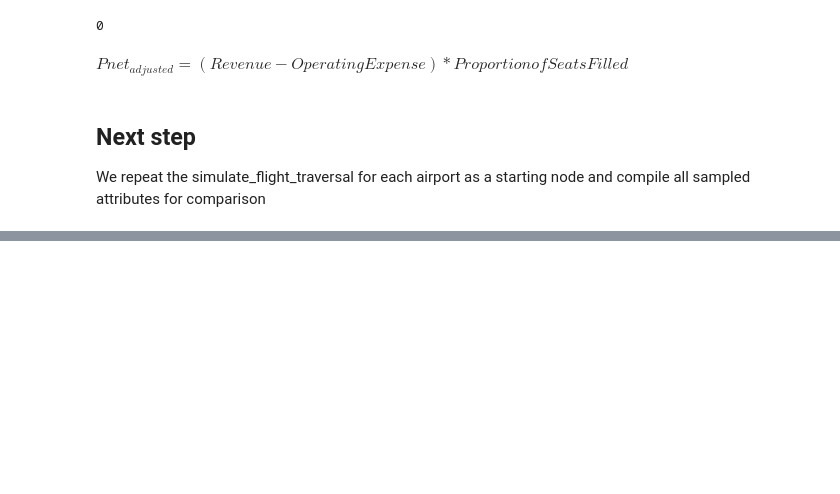
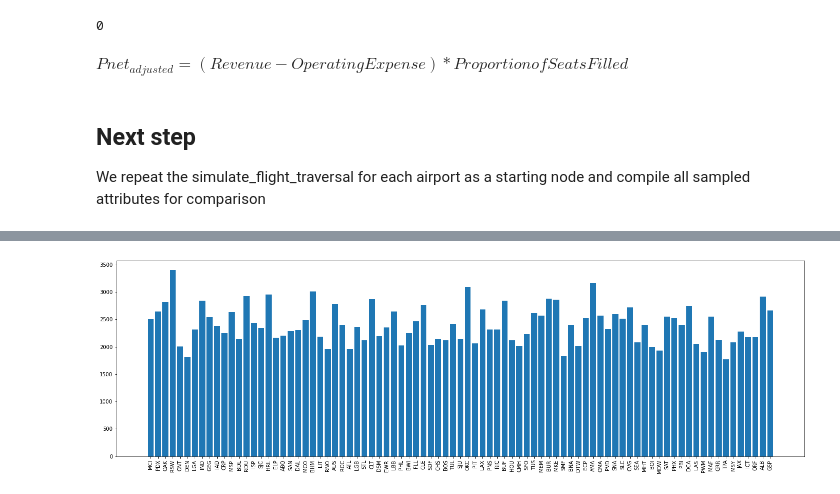
Before and after one commit to krutalp/Airline_Route_Analytics, a Jupyter notebook: Simulation.ipynb, the cells around one changed output, grey strips where cells are left out. Saved outputs shown, nothing was run; the diff lists cells and outputs as text; code cells hidden in the pictures; blank space fills up the shorter version.

```diff
--- a/Simulation.ipynb
+++ b/Simulation.ipynb
@@ -187,0 +220,9 @@ OAK
+# %%
+# plot which starting airport produces the highest overall profit in the long run
+fig_1 = plt.figure(figsize = (24,7), facecolor='w',edgecolor='k')
+
+plt.bar(p_2_p_airports, dept_delay_vec)
+plt.xticks(rotation=90)
+plt.show()
+# %% [output]
+[figure, added]
```
Also changed, not shown: parts of 18 cells of this notebook.
